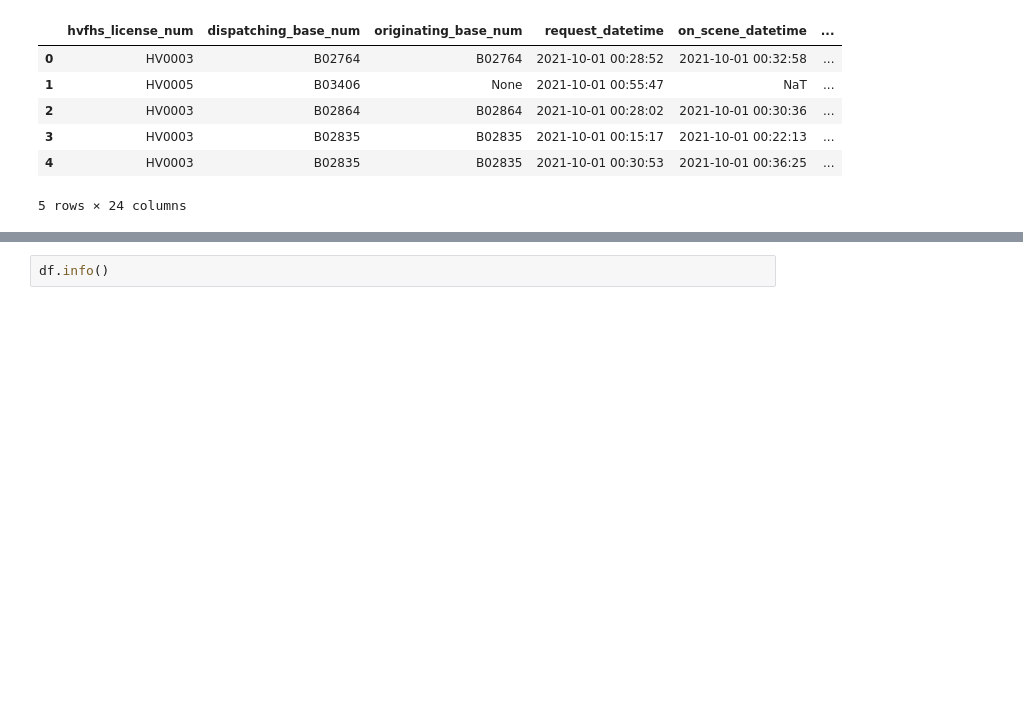
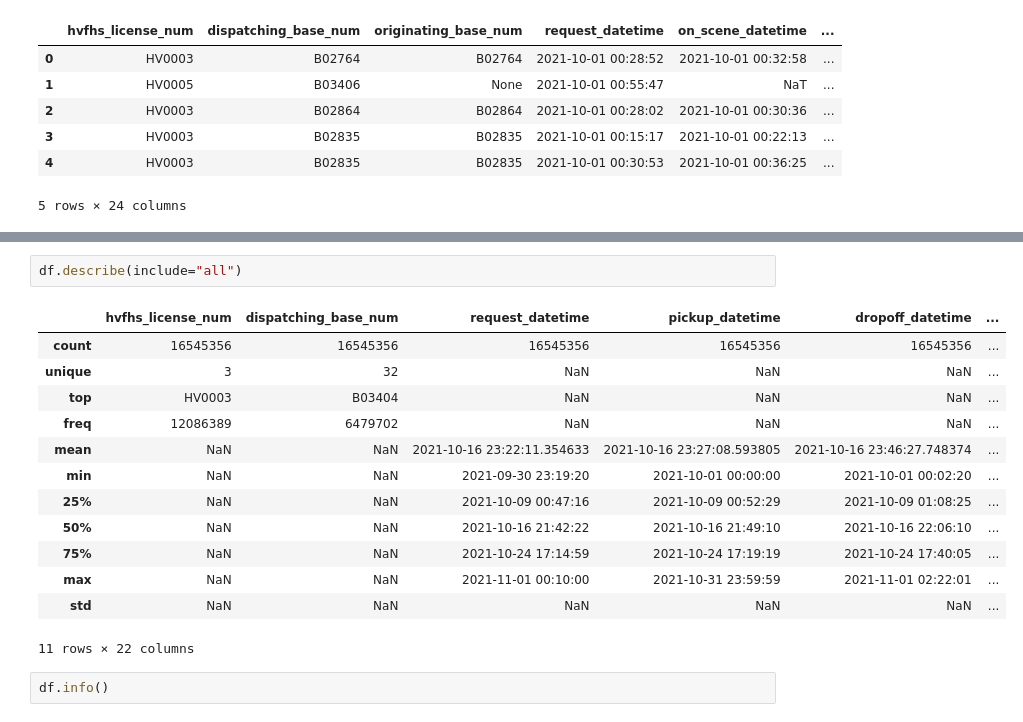
Before and after one commit to elghalbouni-oumaima/fhv-tripdata-mongodb-optimization, a Jupyter notebook: notebooks/01_noteBook.ipynb, the cells around one changed output, grey strips where cells are left out. Saved outputs shown, nothing was run; the diff lists cells and outputs as text; blank space fills up the shorter version.

```diff
--- a/notebooks/01_noteBook.ipynb
+++ b/notebooks/01_noteBook.ipynb
@@ -72,6 +72,22 @@ df.describe()
 | 75% | 2021-10-24 17:14:59 | 2021-10-24 17:55:50 | 2021-10-24 17:19:19 | 2021-10-24 17:40:05 | 2.110000e+02 | 2.190000e+02 | ... |
 | max | 2021-11-01 00:10:00 | 2021-10-31 23:59:59 | 2021-10-31 23:59:59 | 2021-11-01 02:22:01 | 2.650000e+02 | 2.650000e+02 | ... |
 | std | NaN | NaN | NaN | NaN | 7.536166e+01 | 7.807980e+01 | ... |
+# %%
+df.describe(include="all")
+# %% [output]
+|  | hvfhs_license_num | dispatching_base_num | request_datetime | pickup_datetime | dropoff_datetime | ... |
+| count | 16545356 | 16545356 | 16545356 | 16545356 | 16545356 | ... |
+| unique | 3 | 32 | NaN | NaN | NaN | ... |
+| top | HV0003 | B03404 | NaN | NaN | NaN | ... |
+| freq | 12086389 | 6479702 | NaN | NaN | NaN | ... |
+| mean | NaN | NaN | 2021-10-16 23:22:11.354633 | 2021-10-16 23:27:08.593805 | 2021-10-16 23:46:27.748374 | ... |
+| min | NaN | NaN | 2021-09-30 23:19:20 | 2021-10-01 00:00:00 | 2021-10-01 00:02:20 | ... |
+| 25% | NaN | NaN | 2021-10-09 00:47:16 | 2021-10-09 00:52:29 | 2021-10-09 01:08:25 | ... |
+| 50% | NaN | NaN | 2021-10-16 21:42:22 | 2021-10-16 21:49:10 | 2021-10-16 22:06:10 | ... |
+| 75% | NaN | NaN | 2021-10-24 17:14:59 | 2021-10-24 17:19:19 | 2021-10-24 17:40:05 | ... |
+| max | NaN | NaN | 2021-11-01 00:10:00 | 2021-10-31 23:59:59 | 2021-11-01 02:22:01 | ... |
+| std | NaN | NaN | NaN | NaN | NaN | ... |
+11 rows × 22 columns
 # %%
 df.info()
 # %% [output]
```
Also changed, not shown: parts of 2 cells of this notebook, 2 other files.
